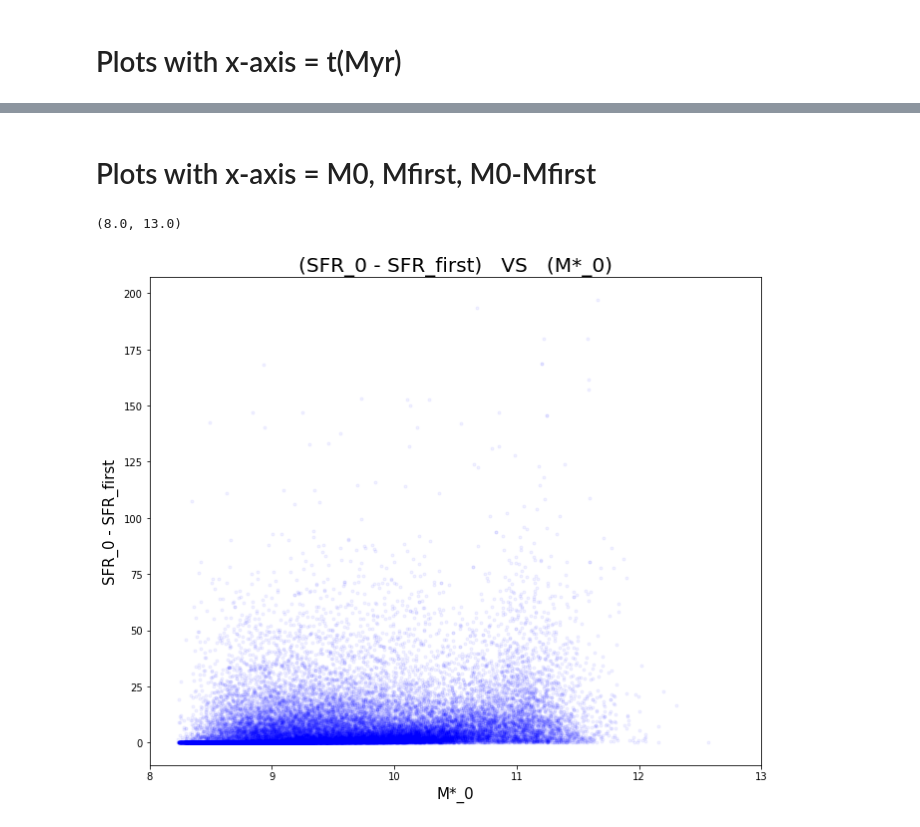
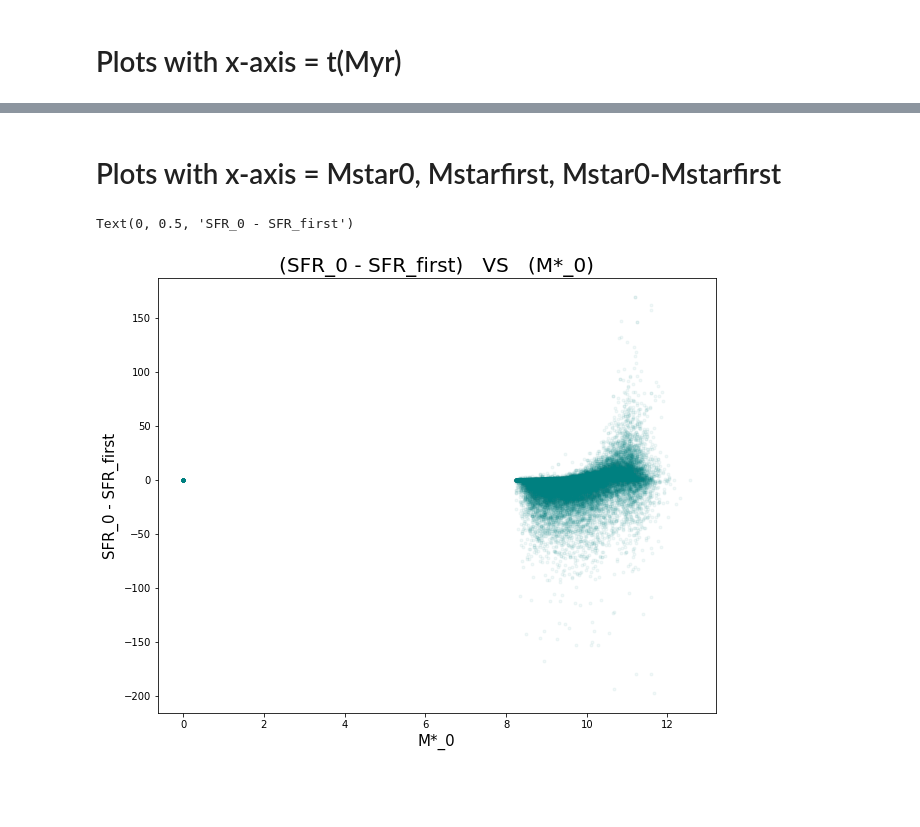
Before and after one commit to halehhajizadeh/Galaxy-Clusters, a Jupyter notebook: read_data.ipynb, the cells around one changed output, grey strips where cells are left out. Saved outputs shown, nothing was run; the diff lists cells and outputs as text; code cells hidden in the pictures; blank space fills up the shorter version.

```diff
--- a/read_data.ipynb
+++ b/read_data.ipynb
@@ -635,25 +632,24 @@ Text(0, 0.5, 'SFR_0 - SFR_first')
 # %% [markdown]
-# Plots with x-axis = M0, Mfirst, M0-Mfirst
+# Plots with x-axis = Mstar0, Mstarfirst, Mstar0-Mstarfirst
 # %%
 y1 = dataset['SFR_first[col32]']
 y2 = dataset['SFR_0[col17]']
 x = dataset['M*_0[col10]']
 
 x = x
-y = np.abs(y2-y1)
+y = y2-y1
 
 x_label = x.name.split('[')[0]
 y_label = y2.name.split('[')[0] + ' - ' + y1.name.split('[')[0]
 
-plt.figure(figsize=(11,9))
-plt.scatter(x,y, marker='.', c='blue', alpha=0.05)
+plt.figure(figsize=(10,8))
+plt.scatter(x,y, marker='.', c='teal', alpha=0.05)
 plt.title('(' + str(y_label)+')   VS   ('+ str(x_label) + ')', fontsize = 20)
 plt.xlabel(x_label, fontsize = 15)
 plt.ylabel(y_label, fontsize = 15)
-plt.xlim(8,13)
 # %% [output]
-(8.0, 13.0)
+Text(0, 0.5, 'SFR_0 - SFR_first')
-[figure, old version]
+[figure, new version]
 # %%
 y1 = dataset['SFR_first[col32]']
 y2 = dataset['SFR_0[col17]']
```
Also changed, not shown: parts of 33 cells of this notebook.
